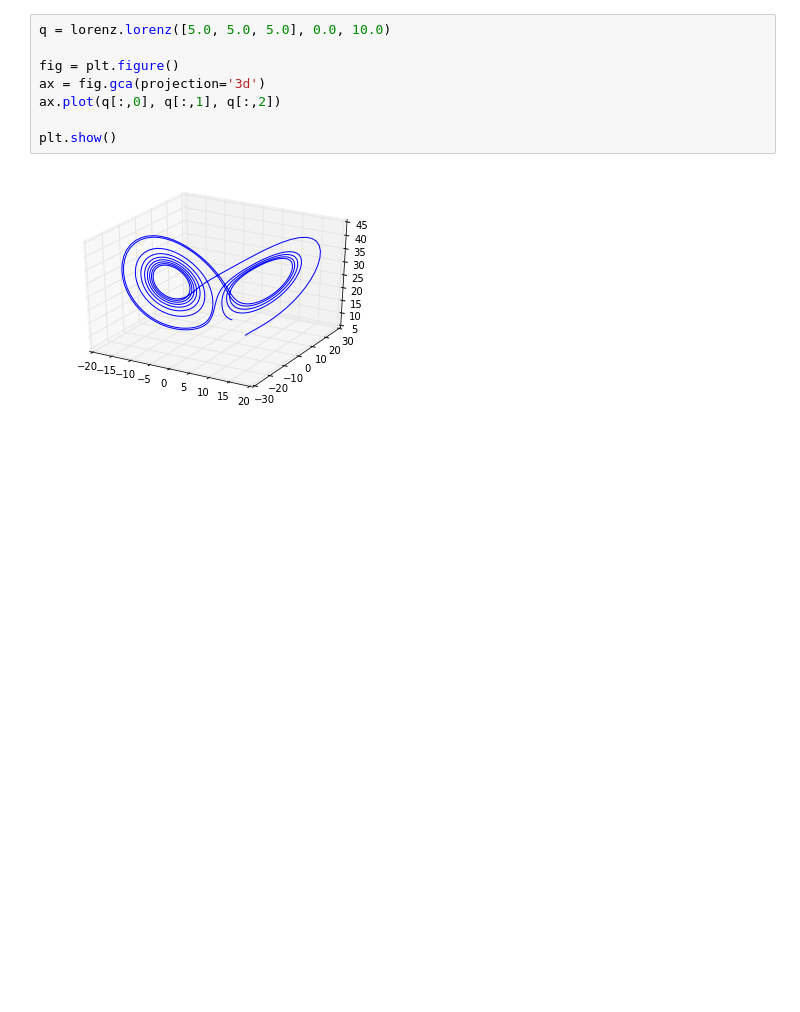
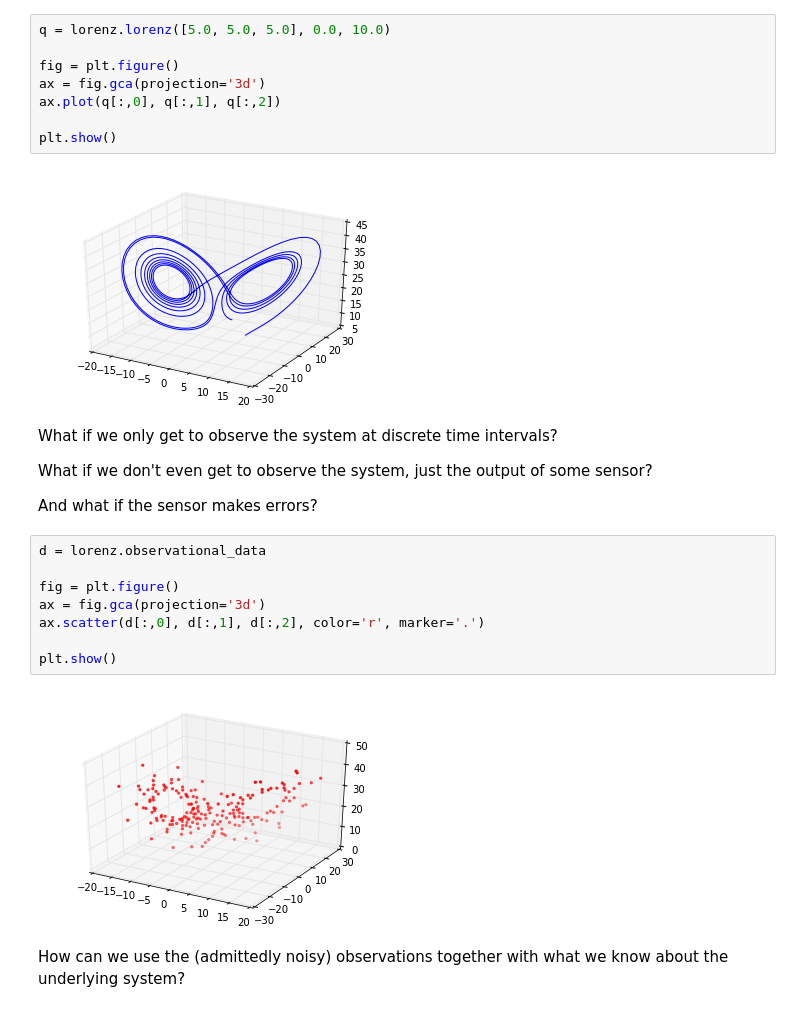
Before and after one commit to danshapero/kalman, a Jupyter notebook: kalman.ipynb, the cells around one changed output. Saved outputs shown, nothing was run; the diff lists cells and outputs as text; blank space fills up the shorter version.

```diff
--- a/kalman.ipynb
+++ b/kalman.ipynb
@@ -35,3 +37,21 @@ ax.plot(q[:,0], q[:,1], q[:,2])
 plt.show()
 # %% [output]
 [figure]
+# %% [markdown]
+What if we only get to observe the system at discrete time intervals?
+
+What if we don't even get to observe the system, just the output of some sensor?
+
+And what if the sensor makes errors?
+# %%
+d = lorenz.observational_data
+
+fig = plt.figure()
+ax = fig.gca(projection='3d')
+ax.scatter(d[:,0], d[:,1], d[:,2], color='r', marker='.')
+
+plt.show()
+# %% [output]
+[figure, added]
+# %% [markdown]
+How can we use the (admittedly noisy) observations together with what we know about the underlying system?
```
Also changed, not shown: parts of 2 cells of this notebook, 1 other file.
